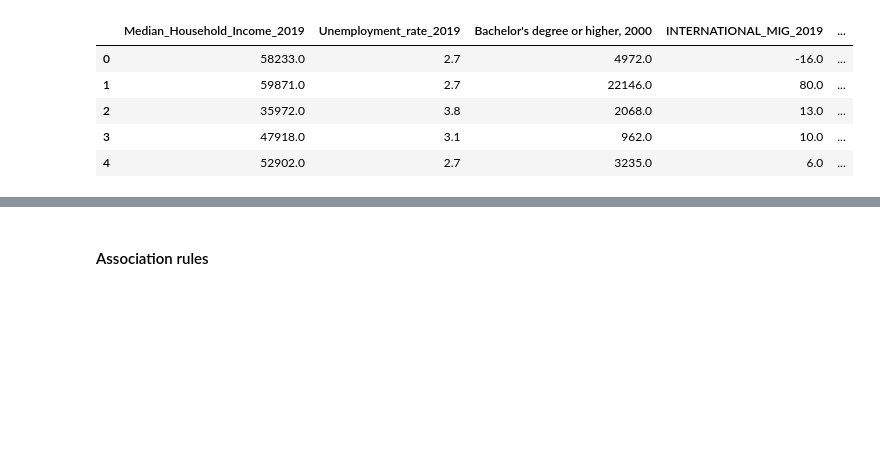
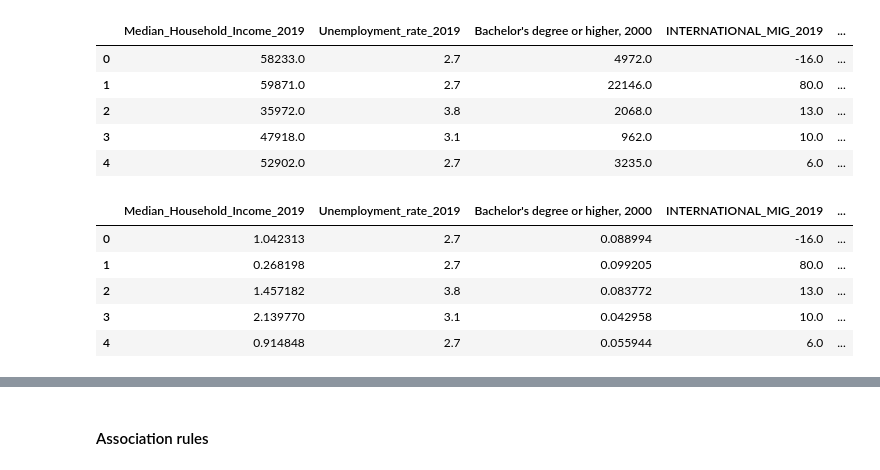
Before and after one commit to rupaltotale/CovidData, a Jupyter notebook: Covid_Spread_Analysis.ipynb, the cells around one changed output, grey strips where cells are left out. Cells and saved outputs as stored; diff of their text form; code cells hidden in the pictures; blank space fills up the shorter version.

```diff
--- a/Covid_Spread_Analysis.ipynb
+++ b/Covid_Spread_Analysis.ipynb
@@ -901,11 +715,18 @@ df_all[factors].head()
 # %%
 # Normalize data to be independent of population size
 for factor in ["Median_Household_Income_2019",
                "deaths", "cases", "Bachelor's degree or higher, 2000", "R_death_2019",
                "POVALL_2019", "Civilian_labor_force_2019",
                "hisp_pop", "black_pop", "white_pop", "Medicare enrollees (2014)"]:
-  df_all[factor] = df_all[factor] / df_all["POP_ESTIMATE_2019"] * 100000
+  df_all[factor] = df_all[factor] / df_all["POP_ESTIMATE_2019"]
 df_all[factors].head()
+# %% [output]
+|  | Median_Household_Income_2019 | Unemployment_rate_2019 | Bachelor's degree or higher, 2000 | INTERNATIONAL_MIG_2019 | ... |
+| 0 | 1.042313 | 2.7 | 0.088994 | -16.0 | ... |
+| 1 | 0.268198 | 2.7 | 0.099205 | 80.0 | ... |
+| 2 | 1.457182 | 3.8 | 0.083772 | 13.0 | ... |
+| 3 | 2.139770 | 3.1 | 0.042958 | 10.0 | ... |
+| 4 | 0.914848 | 2.7 | 0.055944 | 6.0 | ... |
 # %%
 for factor in factors:
   getCorrelation(df_all, "deaths", factor)
```
Also changed, not shown: parts of 54 cells of this notebook.
